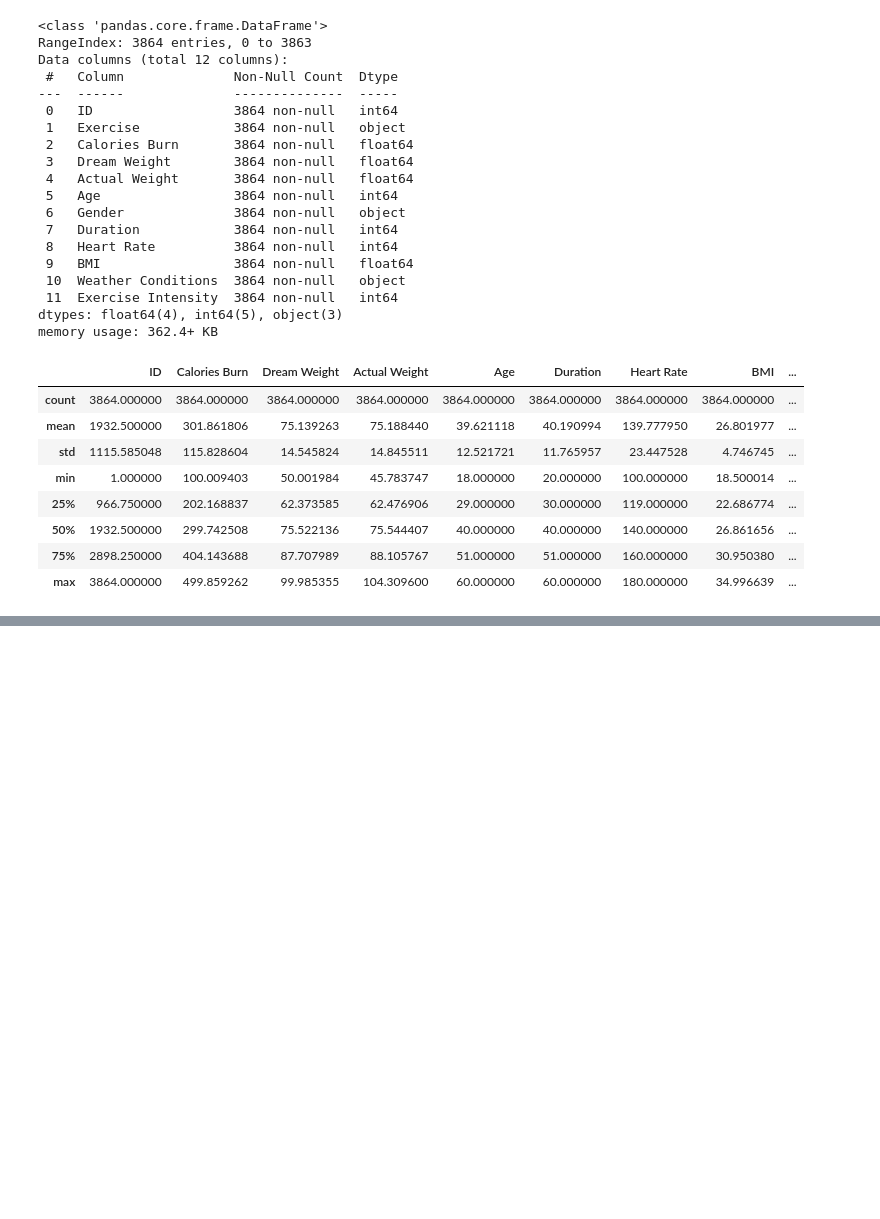
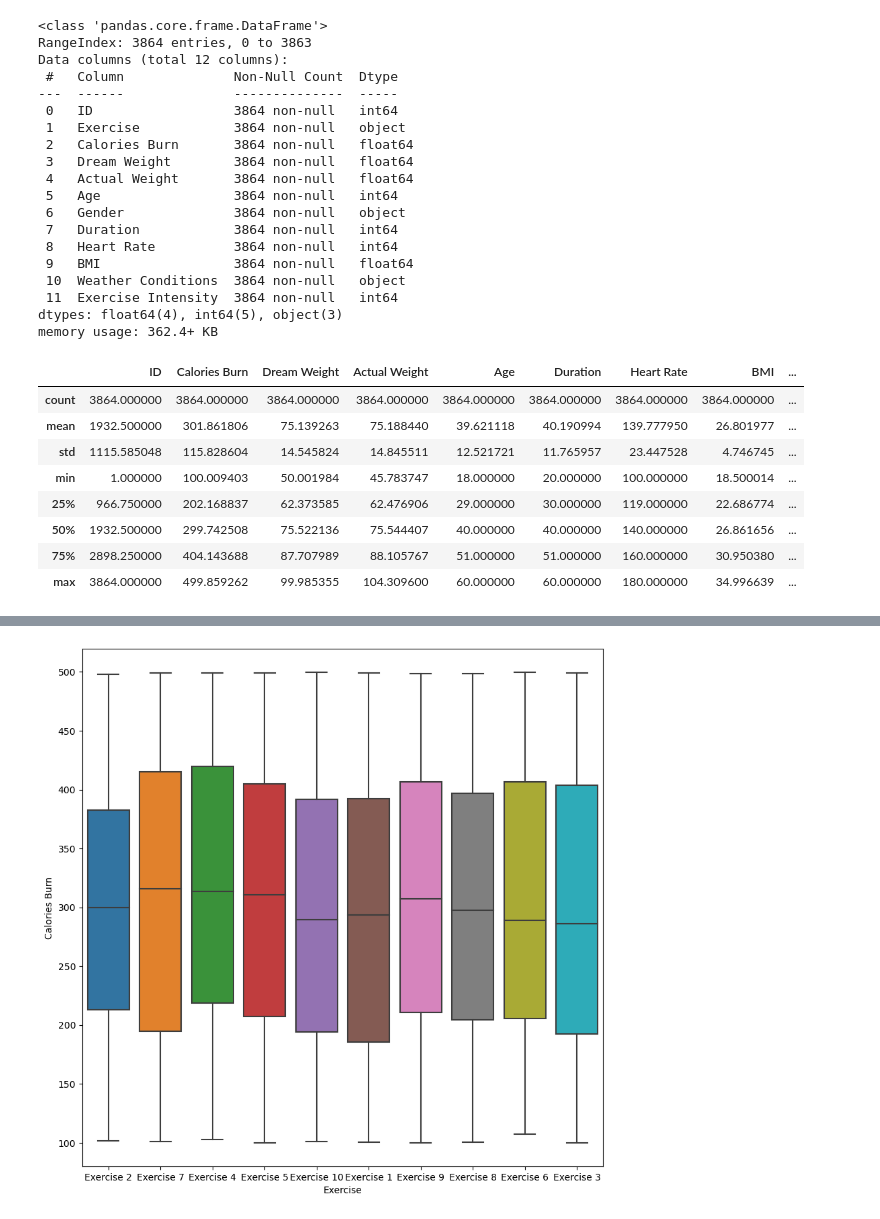
Before and after one commit to marcoa0602/PR2, a Jupyter notebook: cuaderno.ipynb, the cells around one changed output, grey strips where cells are left out. Drawn from its saved outputs; the diff is of its cells as text; code cells hidden in the pictures; blank space fills up the shorter version.

```diff
--- a/cuaderno.ipynb
+++ b/cuaderno.ipynb
@@ -119,0 +134,6 @@ df_exercise.describe()
+# %%
+fig, ax = plt.subplots(figsize = (10,10))
+sns.boxplot(x = 'Exercise', y = 'Calories Burn', data = df_exercise, ax = ax)
+plt.show()
+# %% [output]
+[figure, added]
```
Also changed, not shown: parts of 1 cell of this notebook.
